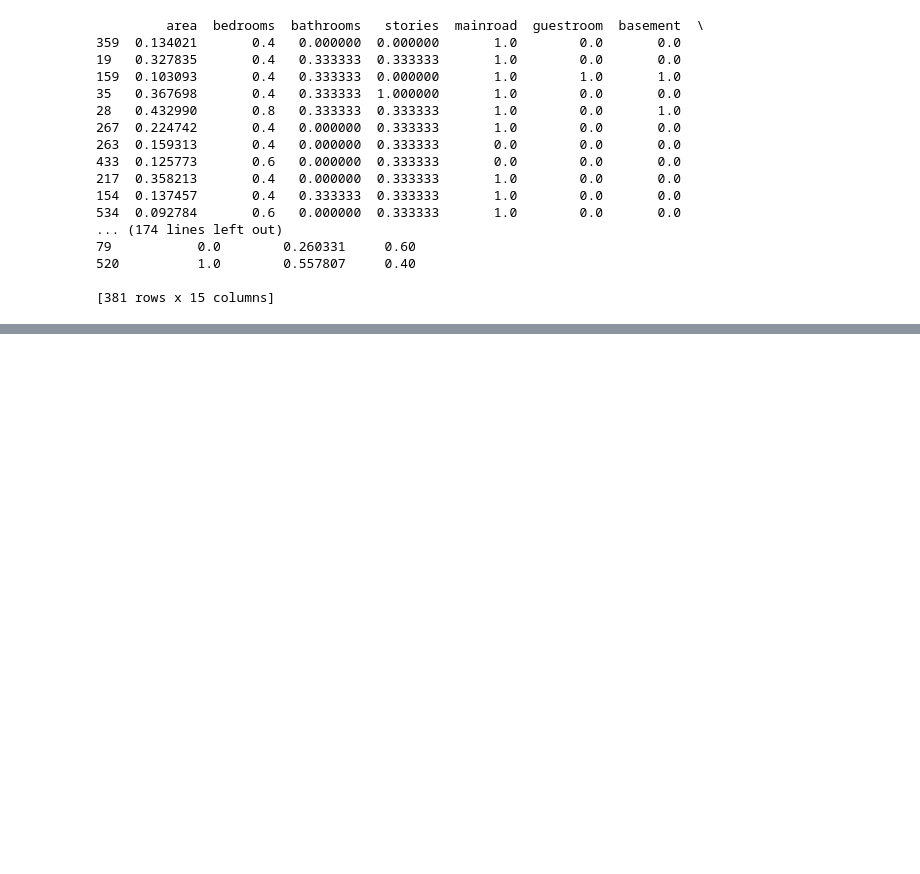
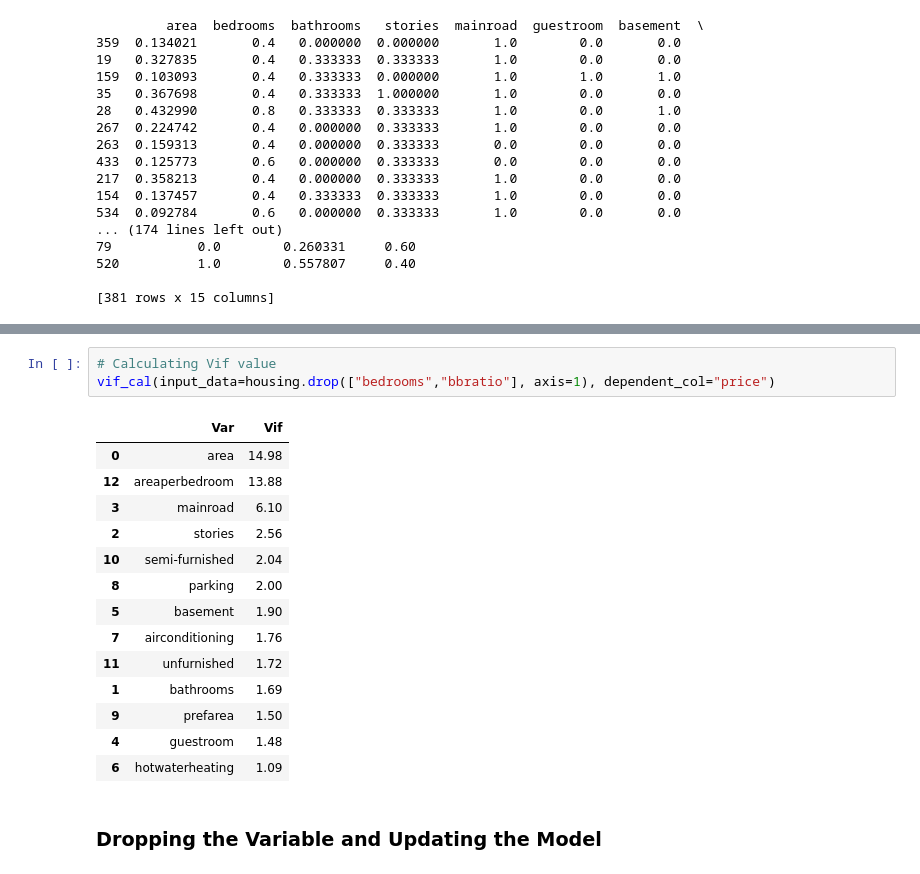
Before and after one commit to R-aryan/Machine_Learning_Crash_Course, a Jupyter notebook: Multiple Linear Regression/Housing_Case_Study.ipynb, the cells around one changed output, grey strips where cells are left out. Drawn from its saved outputs; the diff is of its cells as text; blank space fills up the shorter version.

```diff
--- a/Multiple Linear Regression/Housing_Case_Study.ipynb
+++ b/Multiple Linear Regression/Housing_Case_Study.ipynb
@@ -246,0 +404,20 @@ print(X_train)
+# %%
+# Calculating Vif value
+vif_cal(input_data=housing.drop(["bedrooms","bbratio"], axis=1), dependent_col="price")
+# %% [output]
+|  | Var | Vif |
+| 0 | area | 14.98 |
+| 12 | areaperbedroom | 13.88 |
+| 3 | mainroad | 6.10 |
+| 2 | stories | 2.56 |
+| 10 | semi-furnished | 2.04 |
+| 8 | parking | 2.00 |
+| 5 | basement | 1.90 |
+| 7 | airconditioning | 1.76 |
+| 11 | unfurnished | 1.72 |
+| 1 | bathrooms | 1.69 |
+| 9 | prefarea | 1.50 |
+| 4 | guestroom | 1.48 |
+| 6 | hotwaterheating | 1.09 |
+# %% [markdown]
+### Dropping the Variable and Updating the Model
```
Also changed, not shown: parts of 17 cells of this notebook.
